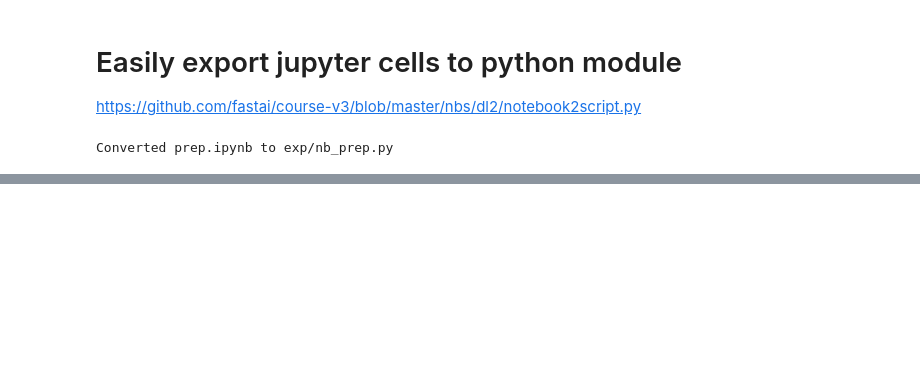
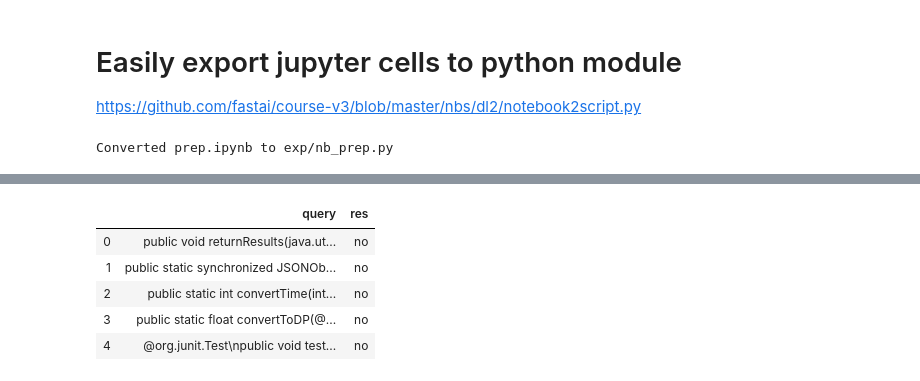
Before and after one commit to ncoop57/sme_qa, a Jupyter notebook: main/src/prep/prep.ipynb, the cells around one changed output, grey strips where cells are left out. Saved outputs shown, nothing was run; the diff lists cells and outputs as text; code cells hidden in the pictures; blank space fills up the shorter version.

```diff
--- a/main/src/prep/prep.ipynb
+++ b/main/src/prep/prep.ipynb
@@ -250,0 +321,10 @@ len(merged_dfs[0])
+# %%
+df = pd.read_csv(data_path/"buggy/trn.csv")
+df.head()
+# %% [output]
+|  | query | res |
+| 0 | public void returnResults(java.ut... | no |
+| 1 | public static synchronized JSONOb... | no |
+| 2 | public static int convertTime(int... | no |
+| 3 | public static float convertToDP(@... | no |
+| 4 | @org.junit.Test\npublic void test... | no |
```
Also changed, not shown: parts of 16 cells of this notebook, 4 other files.
